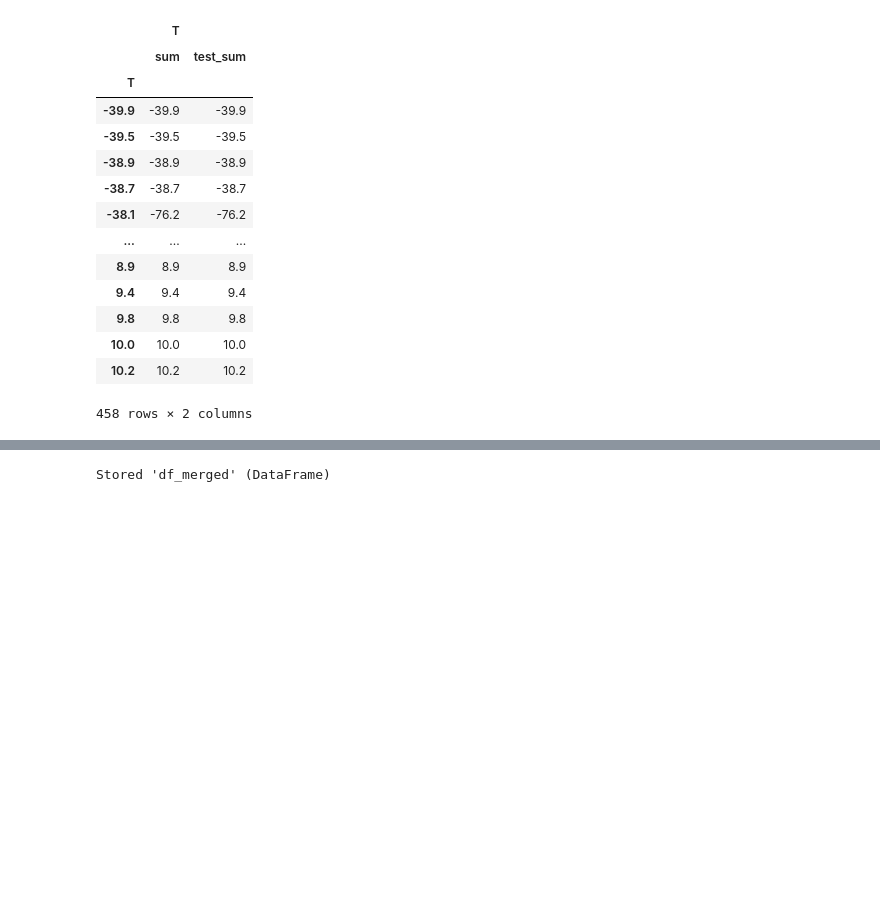
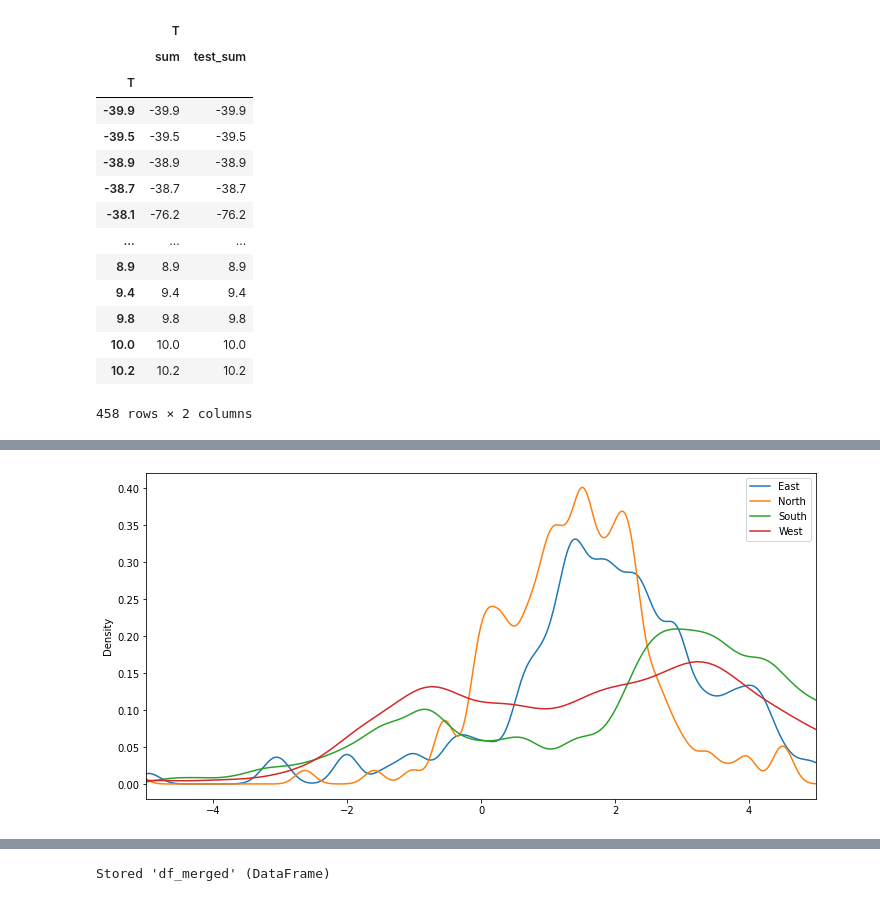
Before and after one commit to dimka11/coursework, a Jupyter notebook: NewData/analysis_compare.ipynb, the cells around one changed output, grey strips where cells are left out. Cells and saved outputs as stored; diff of their text form; code cells hidden in the pictures; blank space fills up the shorter version.

```diff
--- a/NewData/analysis_compare.ipynb
+++ b/NewData/analysis_compare.ipynb
@@ -566,0 +563,3 @@ df_merged.groupby('T').agg({'T': ['sum', test_sum]})
+# %%
+df_merged1['diff_a3'] = df_merged1['T_a'] - df_merged1['three_mean']
+df_merged1['abs_diff_a3'] = abs(df_merged1['T_a'] - df_merged1['three_mean'])
@@ -566,0 +575,3 @@ df_merged.groupby('T').agg({'T': ['sum', test_sum]})
+# %%
+df_merged1_ = df_merged1[abs(df_merged1['diff_a3']) > 2]
+df_merged1_.groupby('DD_', as_index=False)['diff_a3', 'abs_diff_a3'].mean().sort_values('abs_diff_a3', ascending=False)
@@ -566,0 +615,9 @@ df_merged.groupby('T').agg({'T': ['sum', test_sum]})
+# %%
+fig, ax = plt.subplots()
+df_merged1_[(df_merged1_['DD_'] == 'East')]['diff_3'].plot.kde(bw_method=0.1, xlim=(-5,5))
+df_merged1_[(df_merged1_['DD_'] == 'North')]['diff_3'].plot.kde(bw_method=0.1, xlim=(-5,5))
+df_merged1_[(df_merged1_['DD_'] == 'South')]['diff_3'].plot.kde(bw_method=0.1, xlim=(-5,5))
+df_merged1_[(df_merged1_['DD_'] == 'West')]['diff_3'].plot.kde(bw_method=0.1, xlim=(-5,5))
+ax.legend(["East", "North", "South", "West"])
+# %% [output]
+[figure, added]
```
Also changed, not shown: parts of 20 cells of this notebook, 5 other files.
